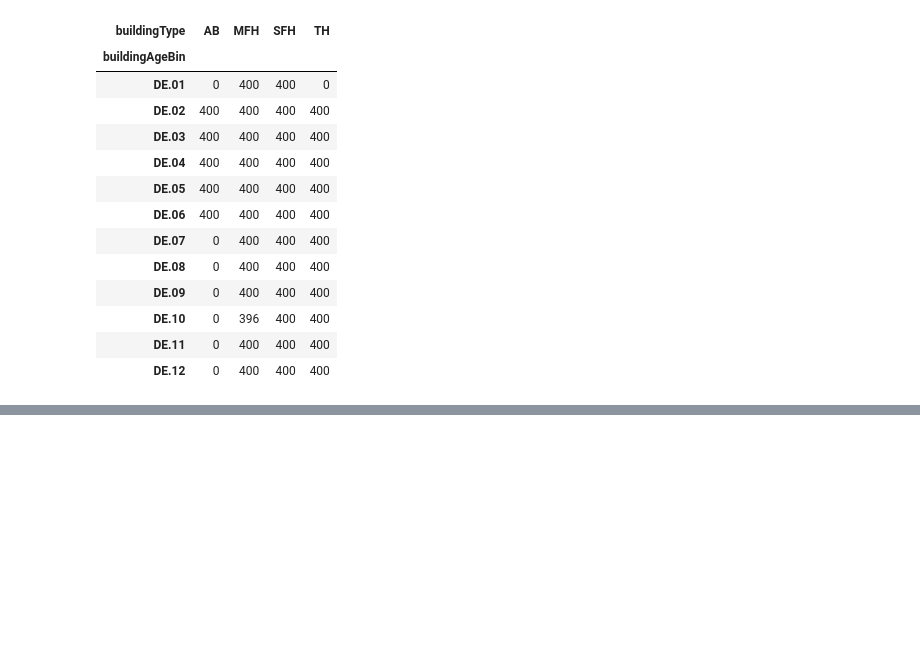
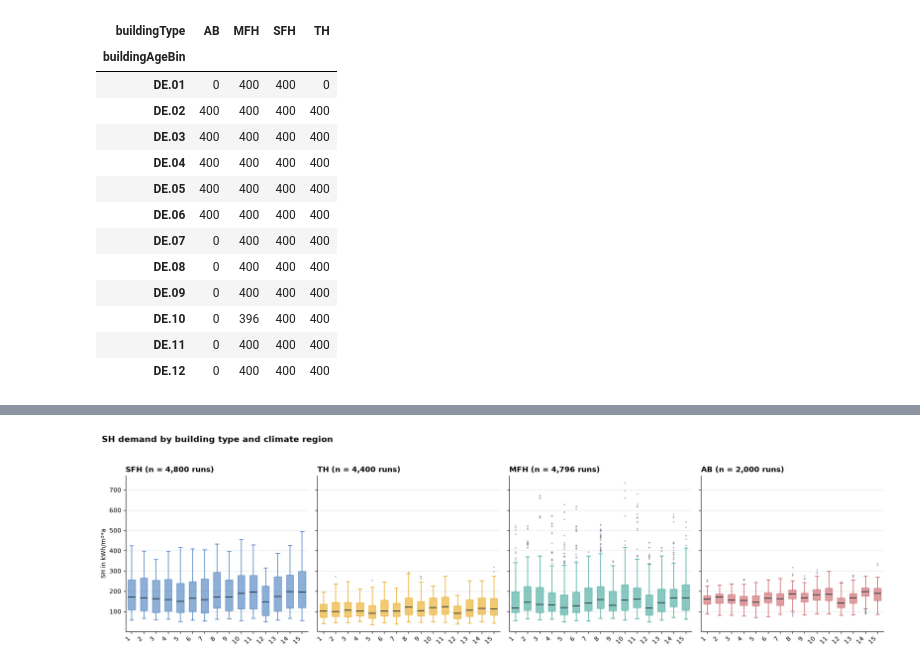
Before and after one commit to NV717/Master_Thesis_EWI_2026, a Jupyter notebook: Ch_2_Deskriptive_Analysis/DescAnalysis.ipynb, the cells around one changed output, grey strips where cells are left out. Saved outputs shown, nothing was run; the diff lists cells and outputs as text; code cells hidden in the pictures; blank space fills up the shorter version.

```diff
--- a/Ch_2_Deskriptive_Analysis/DescAnalysis.ipynb
+++ b/Ch_2_Deskriptive_Analysis/DescAnalysis.ipynb
@@ -178,0 +237,4 @@ NameError: name 'resid' is not defined
+# %%
+boxplot_specific_energy(ts_agg, "sh_sum_yearly_per_a_ref",ylabel="SH in kWh/m²*a", param="climateRegion", title="SH demand by building type and climate region")
+# %% [output]
+[figure, added]
```
Also changed, not shown: parts of 20 cells of this notebook, 1 other file.
